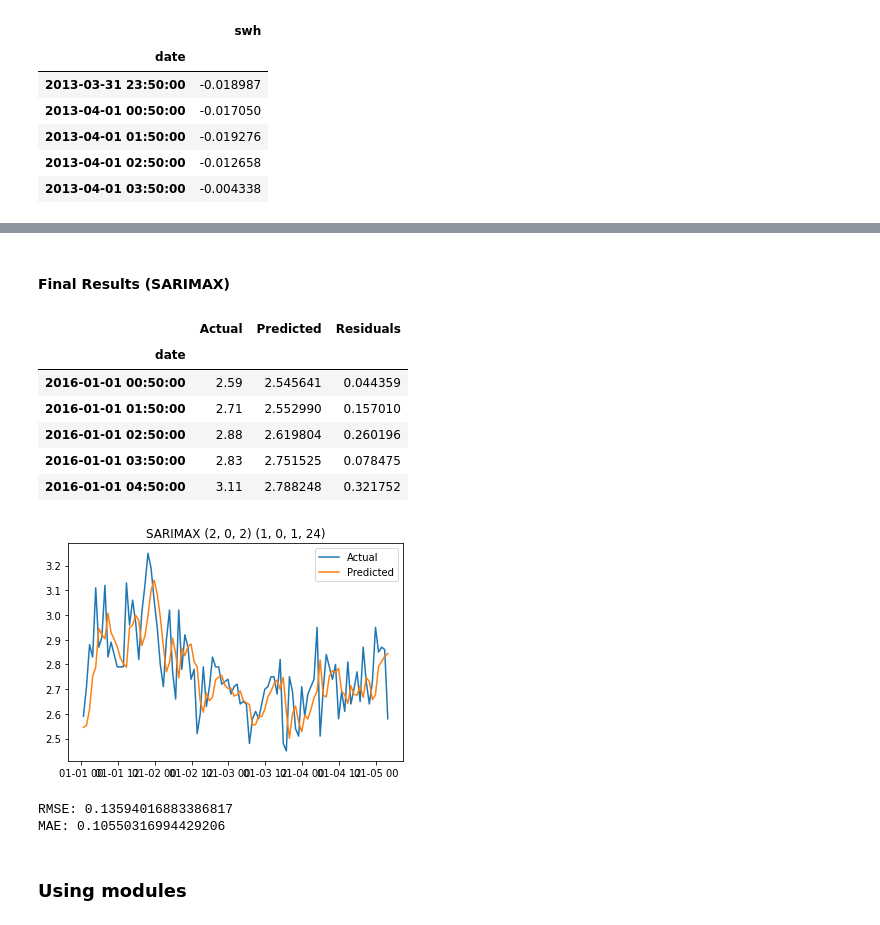
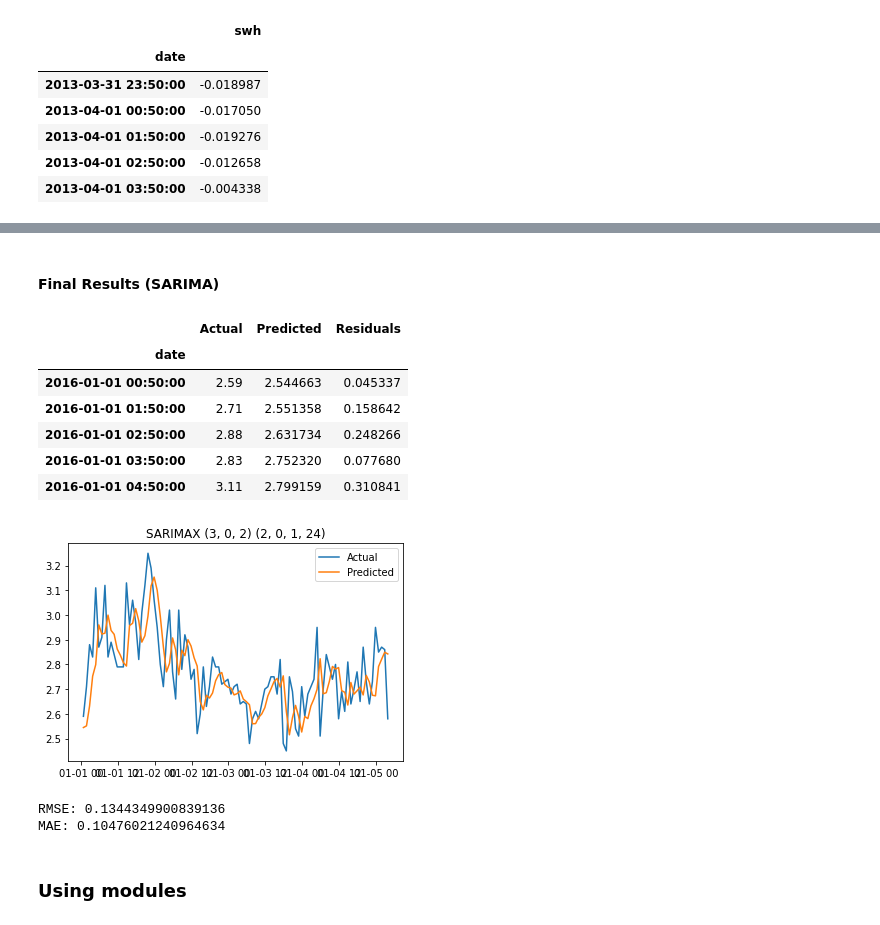
Before and after one commit to jakartaresearch/ocean-wave-prediction, a Jupyter notebook: notebook/13_ARIMA.ipynb, the cells around one changed output, grey strips where cells are left out. Drawn from its saved outputs; the diff is of its cells as text; code cells hidden in the pictures.

Commit message:
updated SARIMA

```diff
--- a/notebook/13_ARIMA.ipynb
+++ b/notebook/13_ARIMA.ipynb
@@ -368,7 +397,7 @@ class MASeasonality:
 #### AR
 # %%
 df2 = df.copy()
-p, d, q = 2, 0, 2
+p, d, q = 3, 0, 2
 autoregressive = AutoRegressive(p, df2)
 autoregressive_pred = autoregressive.predict()
 autoregressive_metrics = autoregressive.get_metrics()
@@ -516,3 +542,7 @@ seasonality_ar = AutoRegressiveSeasonality(P, seasonality2, s)
+# %%
+P, D, Q, s = 2,0,1,24
+ar_theta = autoregressive.theta
+seasonality_ar = SeasonalAR(p, P, seasonality2, s, ar_theta)
 # %%
 seasonality_ar_pred = seasonality_ar.predict()
 # %% [output]
@@ -566,5 +586,6 @@ seasonality_resid.head()
 # %%
-seasonality_ma = MASeasonality(q, Q, seasonality_resid[['Residuals']], s)
+ma_theta = ma_model.theta
+seasonality_ma = SeasonalMA(q, Q, seasonality_resid[['Residuals']], s, ma_theta)
 # %%
 seasonality_ma_pred = seasonality_ma.predict(100)
 # %% [output]
@@ -587,35 +608,35 @@ seasonality_ma.plot_predict()
 # %% [markdown]
-#### Final Results (SARIMAX)
+#### Final Results (SARIMA)
 # %%
 seasonality_pred = seasonality_ar_pred['Predicted'] + seasonality_ma_pred['Predicted'].values
 # %%
-SARIMAX = pd.DataFrame([ARIMA['Actual'].values,
+SARIMA = pd.DataFrame([ARIMA['Actual'].values,
                         ARIMA.Predicted.values + seasonality_pred.values,
                         ARIMA['Actual'].values-(ARIMA.Predicted.values + seasonality_pred.values)]).T
-SARIMAX.columns = ['Actual', 'Predicted', 'Residuals']
-SARIMAX.index = ARIMA.index
+SARIMA.columns = ['Actual', 'Predicted', 'Residuals']
+SARIMA.index = ARIMA.index
 # %%
-SARIMAX.head()
+SARIMA.head()
 # %% [output]
 |  | Actual | Predicted | Residuals |
 | date |  |  |  |
-| 2016-01-01 00:50:00 | 2.59 | 2.545641 | 0.044359 |
-| 2016-01-01 01:50:00 | 2.71 | 2.552990 | 0.157010 |
-| 2016-01-01 02:50:00 | 2.88 | 2.619804 | 0.260196 |
-| 2016-01-01 03:50:00 | 2.83 | 2.751525 | 0.078475 |
-| 2016-01-01 04:50:00 | 3.11 | 2.788248 | 0.321752 |
+| 2016-01-01 00:50:00 | 2.59 | 2.544663 | 0.045337 |
+| 2016-01-01 01:50:00 | 2.71 | 2.551358 | 0.158642 |
+| 2016-01-01 02:50:00 | 2.88 | 2.631734 | 0.248266 |
+| 2016-01-01 03:50:00 | 2.83 | 2.752320 | 0.077680 |
+| 2016-01-01 04:50:00 | 3.11 | 2.799159 | 0.310841 |
 # %%
-plt.plot(SARIMAX.Actual, label='Actual')
-plt.plot(SARIMAX.Predicted, label='Predicted')
+plt.plot(SARIMA.Actual, label='Actual')
+plt.plot(SARIMA.Predicted, label='Predicted')
 plt.title(f'SARIMAX ({p}, {d}, {q}) ({P}, {D}, {Q}, {s})')
 plt.legend()
 plt.show()
-print(f"RMSE: {np.sqrt(mean_squared_error(SARIMAX.Actual, SARIMAX.Predicted))}")
-print(f"MAE: {mean_absolute_error(SARIMAX.Actual, SARIMAX.Predicted)}")
+print(f"RMSE: {np.sqrt(mean_squared_error(SARIMA.Actual, SARIMA.Predicted))}")
+print(f"MAE: {mean_absolute_error(SARIMA.Actual, SARIMA.Predicted)}")
 # %% [output]
-[figure, old version]
+[figure, new version]
-RMSE: 0.13594016883386817
-MAE: 0.10550316994429206
+RMSE: 0.1344349900839136
+MAE: 0.10476021240964634
 # %% [markdown]
 ### Using modules
 # %%
```
Also changed, not shown: parts of 28 cells of this notebook.
